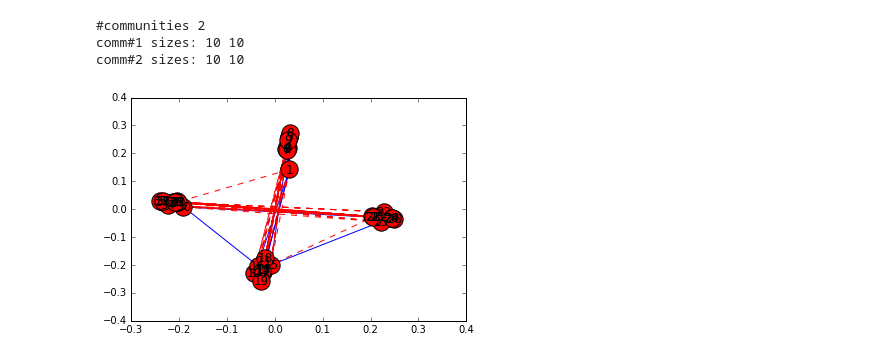
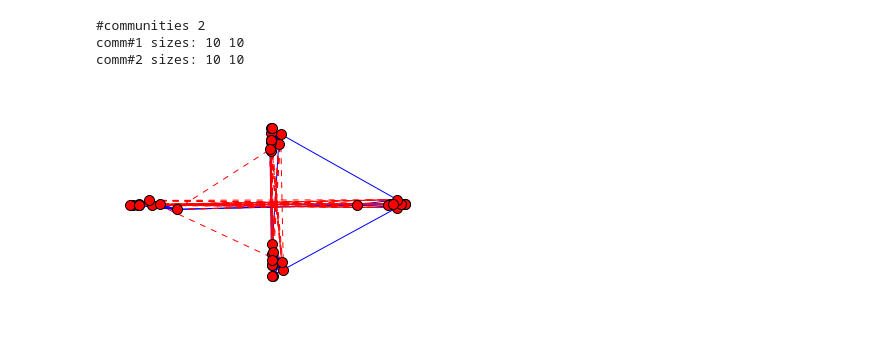
Before and after one commit to xiaohan2012/signed-local-community, a Jupyter notebook: local-polarization.ipynb, the cells around one changed output. Drawn from its saved outputs; the diff is of its cells as text; code cells hidden in the pictures.

```diff
--- a/local-polarization.ipynb
+++ b/local-polarization.ipynb
@@ -20,27 +34,38 @@ def make_polarized_graphs(
     print('#communities', k)
     assert k == len(comm_sizes)
     comms = []
+    size_acc = 0
+    groupings=  []
     for i, sizes in zip(range(k), comm_sizes):
         assert len(sizes) == 2
         n1, n2 = sizes
         c0 = make_random_signed_graph(n1, internal_density, internal_neg_ratio)
         c1 = make_random_signed_graph(n2, internal_density, internal_neg_ratio)
-        c, _ = connect_communities([c0, c1], edge_proba=comm_cross_edge_proba, neg_ratio=comm_cross_neg_ratio)
+        c, groups = connect_communities([c0, c1], edge_proba=comm_cross_edge_proba, neg_ratio=comm_cross_neg_ratio)
         print('comm#{} sizes: {} {}'.format(i+1, c0.number_of_nodes(), c1.number_of_nodes()))
+        groups = np.asarray(groups)
+        groups += size_acc
+        groupings.append(groups.tolist())
         comms.append(c)
+        size_acc += c.number_of_nodes()
 
-    g, _ = connect_communities(comms, edge_proba=cross_edge_proba, neg_ratio=cross_neg_ratio)
-    return g
+    g, comms = connect_communities(comms, edge_proba=cross_edge_proba, neg_ratio=cross_neg_ratio)
+
+    return g, comms, groupings
-# %%
-size = 10
-g = make_polarized_graphs(2, [(size, size), (size, size)])
-# %% [output]
-#communities 2
-comm#1 sizes: 10 10
-comm#2 sizes: 10 10
+# %%
+size = 10
+k = 2
+g, true_comms, true_groupings = make_polarized_graphs(k, [(size, size) for i in range(k)])
+A = nx.adj_matrix(g, weight='sign')
+# %% [output]
+#communities 2
+comm#1 sizes: 10 10
+comm#2 sizes: 10 10
 # %%
+fig, ax = get_borderless_fig()
 pos = signed_layout(g)
-draw_nodes(g, pos)
-draw_edges(g, pos)
+# draw_nodes(g, pos)
+nx.draw_networkx_nodes(g, pos, node_size=100, ax=ax)
+draw_edges(g, pos, ax=ax)
 # %% [output]
-[figure, old version]
+[figure, new version]
```
Also changed, not shown: parts of 17 cells of this notebook, 2 other files.
